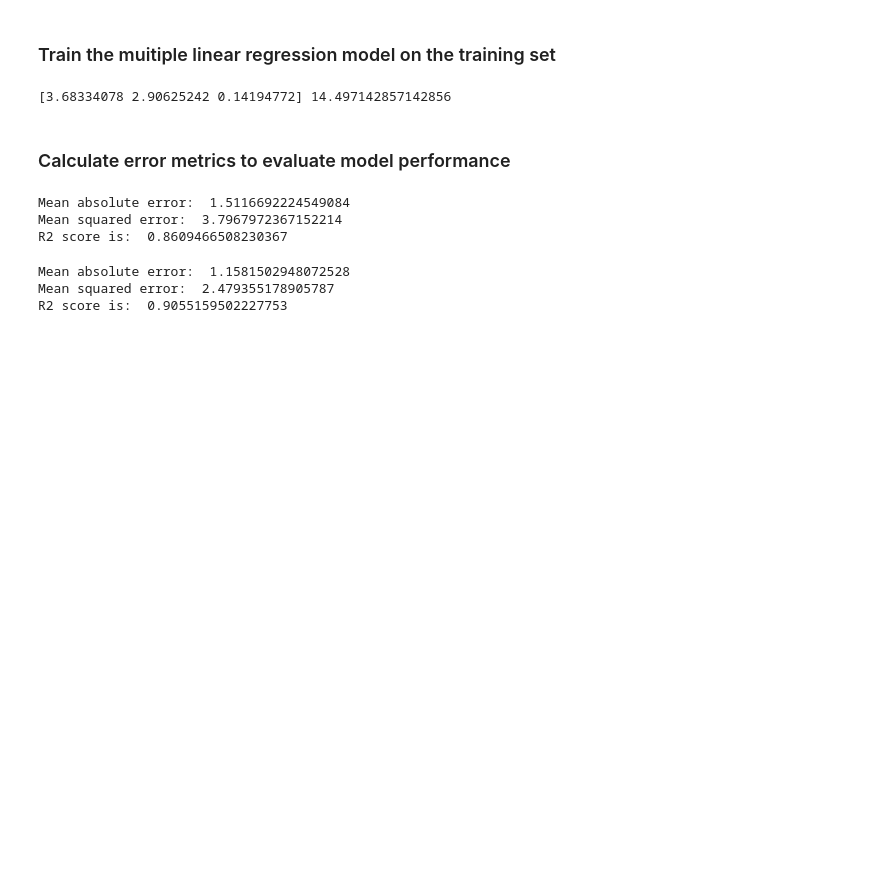
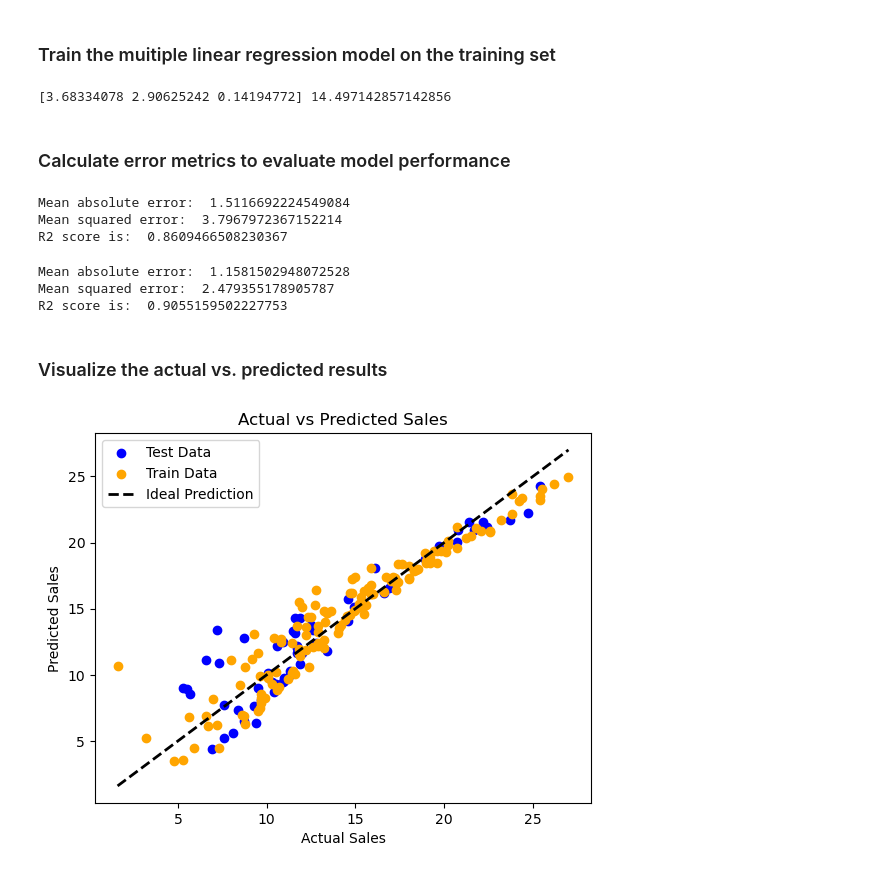
Before and after one commit to saintsaintsan/MMDT_2025_MLAI101, a Jupyter notebook: wut_yee_phyo/HW04_Lab2_Linear_Model.ipynb, the cells around one changed output. Saved outputs shown, nothing was run; the diff lists cells and outputs as text; code cells hidden in the pictures; blank space fills up the shorter version.

```diff
--- a/wut_yee_phyo/HW04_Lab2_Linear_Model.ipynb
+++ b/wut_yee_phyo/HW04_Lab2_Linear_Model.ipynb
@@ -6,7 +6,7 @@ from sklearn.model_selection import train_test_split
 # %% [markdown]
 ### Import the dataset
 # %%
-df = pd.read_csv('..data/Advertising.csv', index_col=0)
+df = pd.read_csv('Advertising.csv', index_col=0)
 print(df.shape)
 
 X=df[['TV', 'radio', 'newspaper']].values
@@ -95,3 +125,18 @@ print('R2 score is: ', r2)
 Mean absolute error:  1.1581502948072528
 Mean squared error:  2.479355178905787
 R2 score is:  0.9055159502227753
+# %% [markdown]
+### Visualize the actual vs. predicted results
+# %%
+# visualize the actual vs. predicted results
+import matplotlib.pyplot as plt
+plt.scatter(y_test, ytest_pred, color='blue', label='Test Data')
+plt.scatter(y_train, ytrain_pred, color='orange', label='Train Data')
+plt.plot([y.min(), y.max()], [y.min(), y.max()], 'k--', lw=2, label='Ideal Prediction')
+plt.xlabel('Actual Sales')
+plt.ylabel('Predicted Sales')
+plt.title('Actual vs Predicted Sales')
+plt.legend()
+plt.show()
+# %% [output]
+[figure, added]
```
Also changed, not shown: parts of 3 cells of this notebook, 2 other files.
